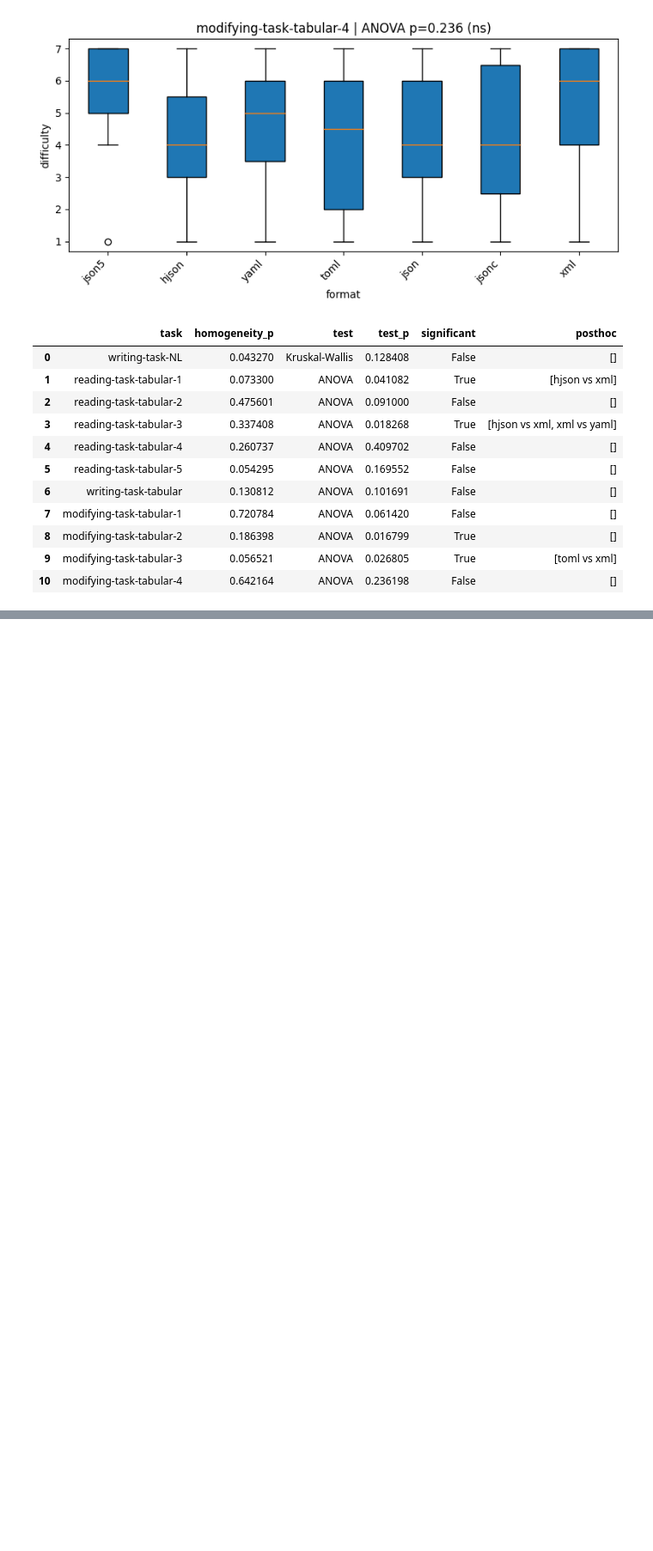
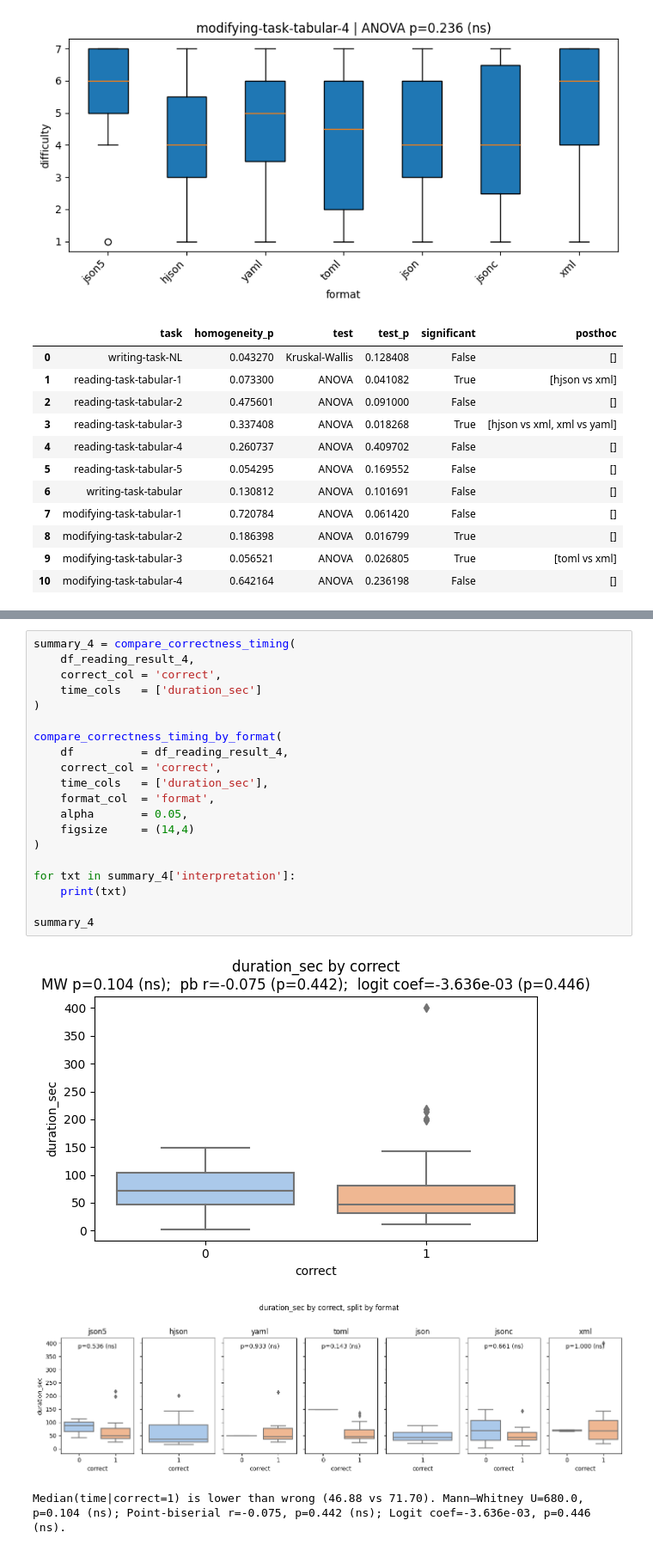
Before and after one commit to shiyihe-neko/usability_analysis, a Jupyter notebook: clean/basic_clean_analysis.ipynb, the cells around one changed output, grey strips where cells are left out. Shown at 86% size. Drawn from its saved outputs; the diff is of its cells as text; blank space fills up the shorter version.

```diff
--- a/clean/basic_clean_analysis.ipynb
+++ b/clean/basic_clean_analysis.ipynb
@@ -3069,0 +2037,24 @@ df_reading_tabular = filter_tasks_by_prefix(
+# %%
+summary_4 = compare_correctness_timing(
+    df_reading_result_4,
+    correct_col = 'correct',
+    time_cols   = ['duration_sec']
+)
+
+compare_correctness_timing_by_format(
+    df          = df_reading_result_4,
+    correct_col = 'correct',
+    time_cols   = ['duration_sec'],
+    format_col  = 'format',
+    alpha       = 0.05,
+    figsize     = (14,4)
+)
+
+for txt in summary_4['interpretation']:
+    print(txt)
+
+summary_4
+# %% [output]
+[figure, added]
+[figure, added]
+Median(time|correct=1) is lower than wrong (46.88 vs 71.70). Mann–Whitney U=680.0, p=0.104 (ns); Point‐biserial r=-0.075, p=0.442 (ns); Logit coef=-3.636e-03, p=0.446 (ns).
```
Also changed, not shown: parts of 91 cells of this notebook, 1 other file.
